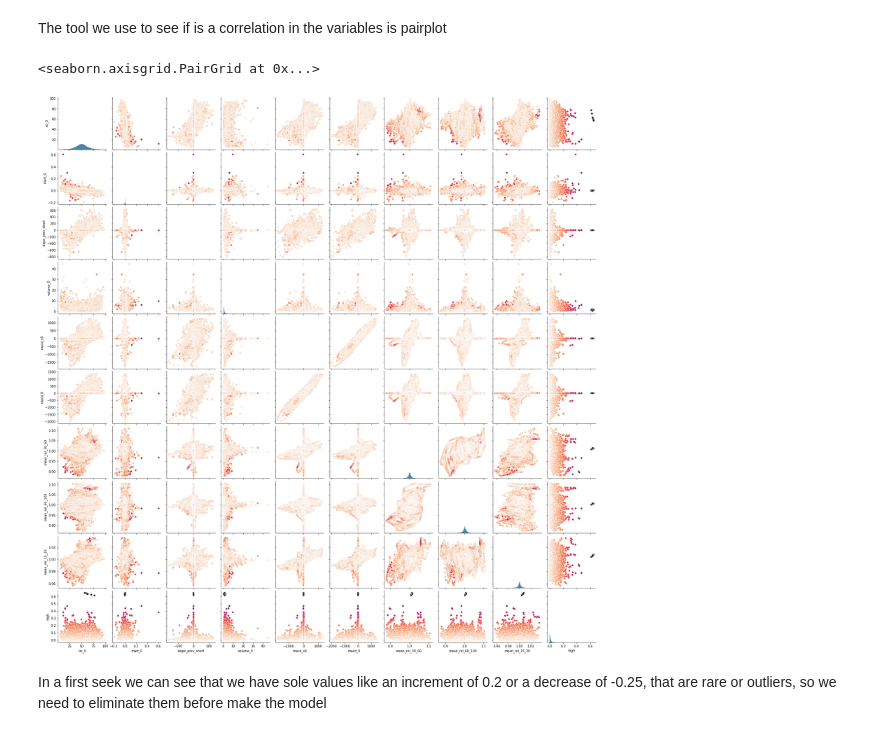
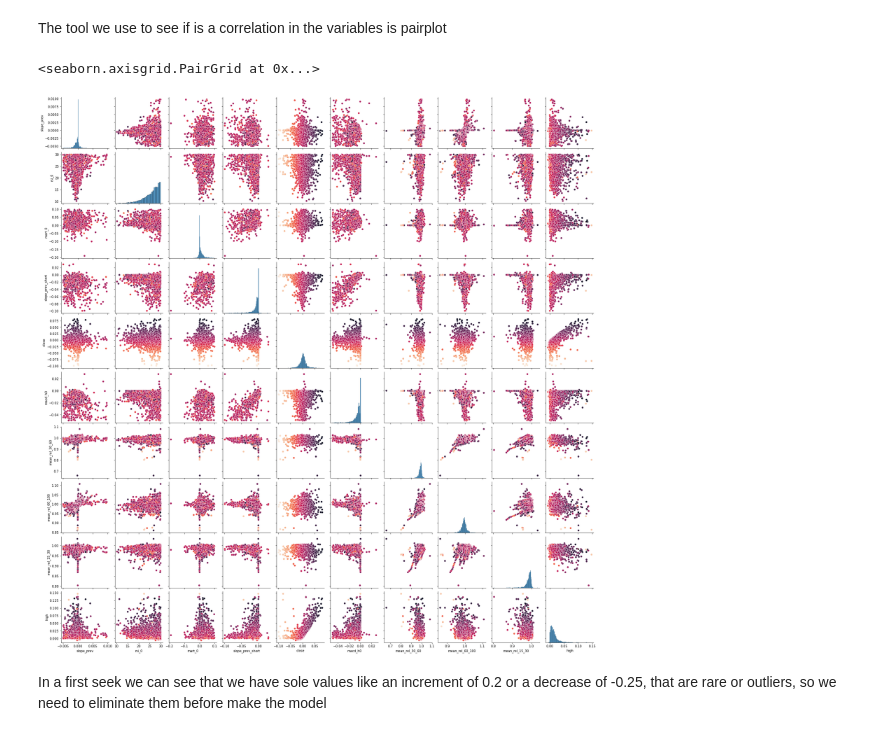
Before and after one commit to elbernaderen/jupyter_analysis, a Jupyter notebook: BTCUSDT_ADAUSDT_XMRUSDT_ETHUSDT_BNBUSDT_30m_hour_day.ipynb, the cells around one changed output. Cells and saved outputs as stored; diff of their text form; code cells hidden in the pictures.

```diff
--- a/BTCUSDT_ADAUSDT_XMRUSDT_ETHUSDT_BNBUSDT_30m_hour_day.ipynb
+++ b/BTCUSDT_ADAUSDT_XMRUSDT_ETHUSDT_BNBUSDT_30m_hour_day.ipynb
@@ -15,7 +15,7 @@ In this case, we'll use BTCUSDT ADAUSDT XMRUSDT ETHUSDT BNBUSDT, downloaded with
 
 It means, ADAUSDT Cryptocurrency historical data, since 2021 february 2nd with a interval of 30m. Done this for each case
 # %%
-file = pd.read_csv(f"analysis/analysis_2022-07-17_12_31.csv")
+file = pd.read_csv(f"analysis/analysis_2022-08-30_13_29.csv")
 # %%
 file.head()
 file.columns
@@ -58,3 +52,20 @@ To see if is there a correlation we need to make a grapf
 file_x is a list with names of the columns that we want to graph
 # %%
 file_x = [file[[f"rsi_{x}",f"mart_{x}","slope_prev_short",f"volume_{x}",f"macd_s{x}",f"macd_{x}","mean_rel_30_60","mean_rel_60_100","mean_rel_15_30","high"]] for x in range(0,6)]
+# %%
+file_1 = file
+file_1 = file[file["close"] < .1]
+file_1 = file_1[file_1["close"] > -.1]
+file_1 = file_1[file_1["high"] < .15]
+file_1 = file_1[file_1["macd_h0"] < .2]
+file_1 = file_1[file_1["macd_h0"] > -.05]
+file_1 = file_1[file_1["macd_s1"] < 0]
+#file_1 = file_1[file_1["macd_1"] < 0]
+file_1 = file_1[file_1["volume_0"] < 10]
+file_1 = file_1[file_1["rsi_0"] < 30]
+file_1 = file_1[file_1["mart_0"] < 0.1]
+file_1 = file_1[file_1["mart_0"] > -0.2]
+file_1 = file_1[file_1["slope_prev_short"] > -0.1]
+file_1 = file_1[file_1["slope_prev"] > -0.005]
+file_1 = file_1[file_1["slope_prev"] < 0.01]
+file_1.describe()
@@ -61,13 +83,22 @@ file_x = [file[[f"rsi_{x}",f"mart_{x}","slope_prev_short",f"volume_{x}",f"macd_s
+# %%
+def max_first(row):
+    if row > 0:
+        return 1
+    else:
+        return 0
+file_1["maxim"] = file_1["close"].apply(max_first)
+# %%
+file_x = [file_1[["slope_prev",f"rsi_{x}",f"mart_{x}","slope_prev_short","close",f"macd_h{x}","mean_rel_30_60","mean_rel_60_100","mean_rel_15_30","high"]] for x in range(0,6)]
 # %% [markdown]
 The tool we use to see if is a correlation in the variables is pairplot
 # %%
 sns.pairplot(file_x[0],
             plot_kws=dict(
-            hue = file_x[0]["high"],
+            hue = file_x[0]["close"],
             palette = "rocket_r"))
 # %% [output]
 <seaborn.axisgrid.PairGrid at 0x...>
-[figure, old version]
+[figure, new version]
 # %% [markdown]
 In a first seek we can see that we have sole values like an increment of 0.2 or a decrease of -0.25, that are rare or outliers,  so we need to eliminate them before make the model
 # %%
```
Also changed, not shown: parts of 20 cells of this notebook, 1 other file.
